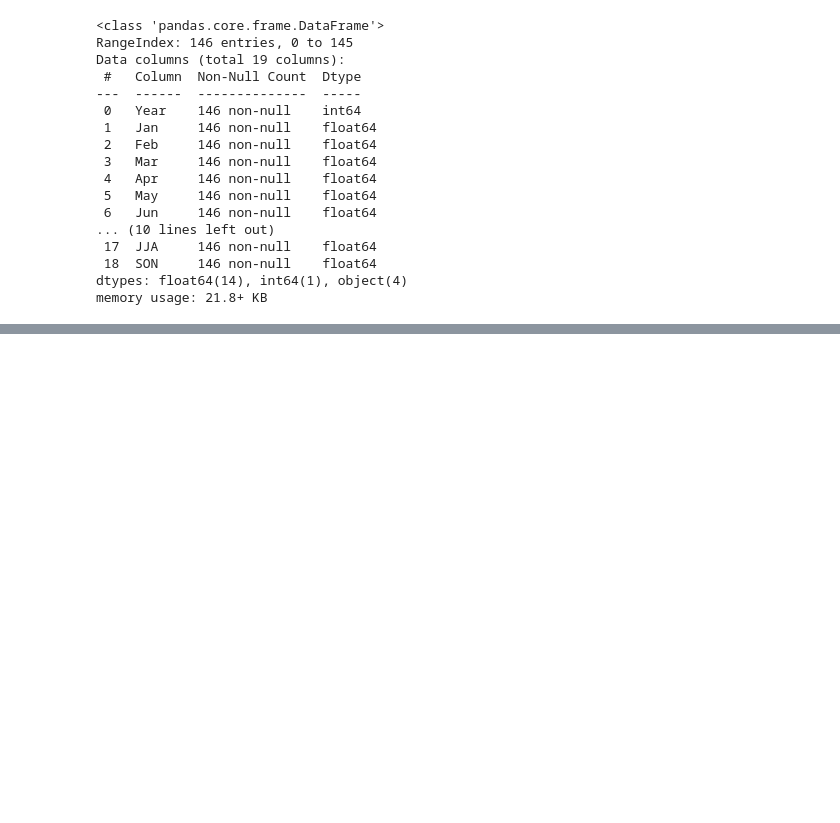
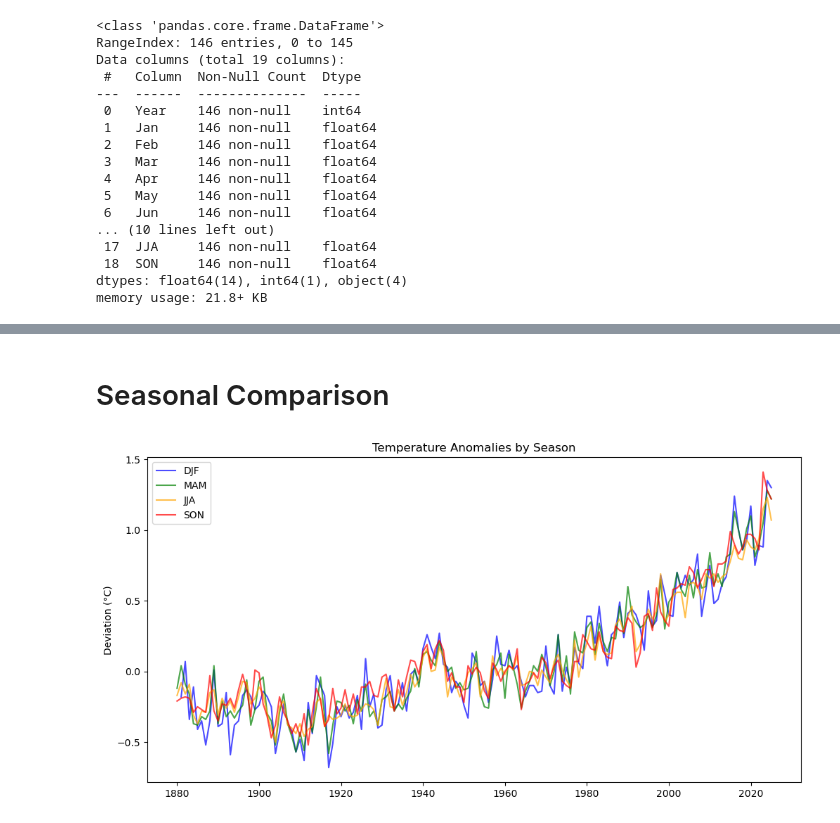
Before and after one commit to MELAI-1/MY-PROJECT, a Jupyter notebook: Climate/climate_intro/05_Global Temperature Anomaly Forecasting..ipynb, the cells around one changed output, grey strips where cells are left out. Drawn from its saved outputs; the diff is of its cells as text; code cells hidden in the pictures; blank space fills up the shorter version.

```diff
--- a/Climate/climate_intro/05_Global Temperature Anomaly Forecasting..ipynb
+++ b/Climate/climate_intro/05_Global Temperature Anomaly Forecasting..ipynb
@@ -43,0 +62,16 @@ memory usage: 21.8+ KB
+# %% [markdown]
+# Seasonal Comparison
+# %%
+plt.figure(figsize=(12, 6))
+seasons = ['DJF', 'MAM', 'JJA', 'SON']
+colors = ['blue', 'green', 'orange', 'red']
+
+for season, color in zip(seasons, colors):
+    plt.plot(df['Year'], df[season], label=season, color=color, alpha=0.7)
+
+plt.title('Temperature Anomalies by Season')
+plt.legend()
+plt.ylabel('Deviation (°C)')
+plt.show()
+# %% [output]
+[figure, added]
```
Also changed, not shown: parts of 4 cells of this notebook.
